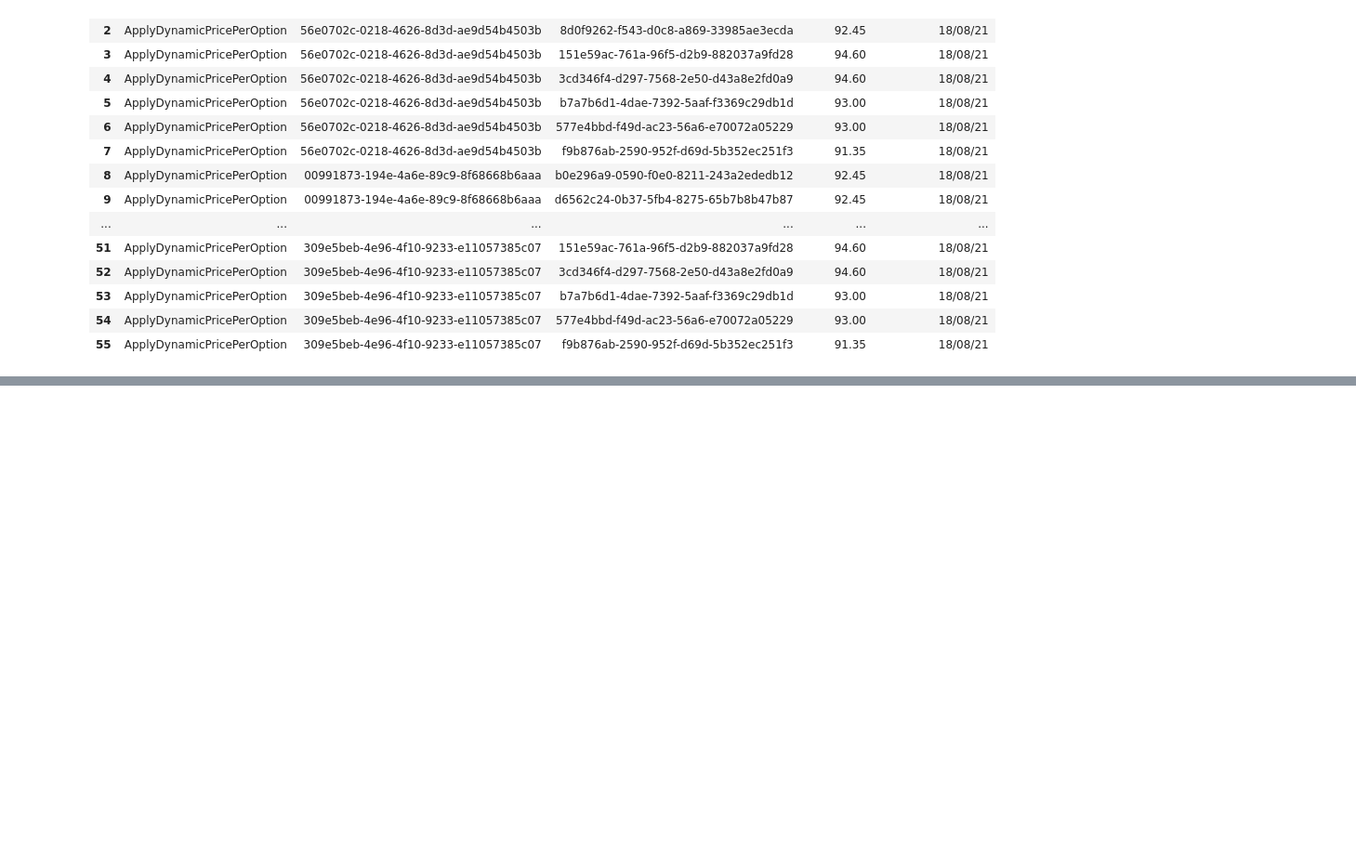
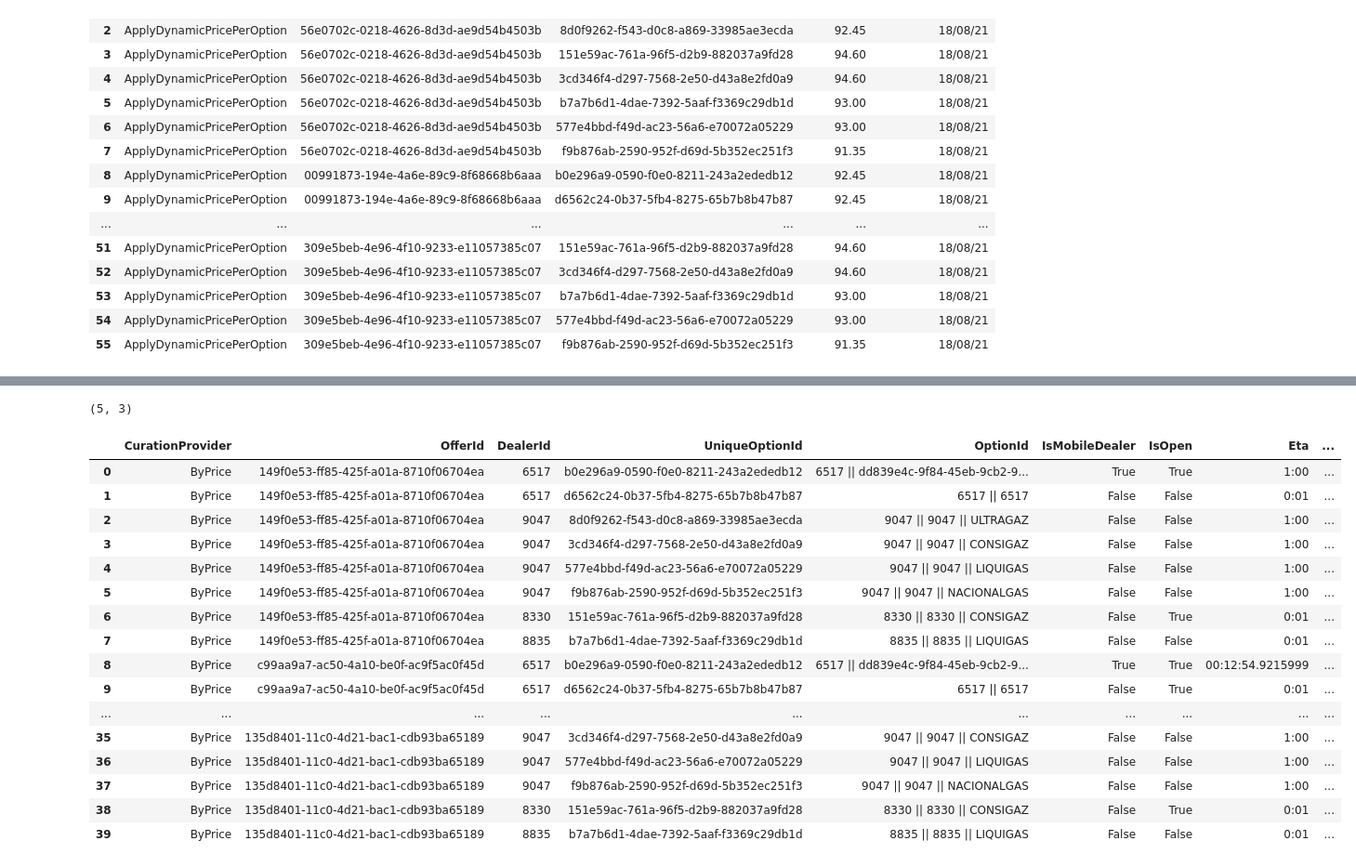
Before and after one commit to Piotr8706/Smaller_data_projects, a Jupyter notebook: Data Transformation/Analysis.ipynb, the cells around one changed output, grey strips where cells are left out. Shown at 93% size. Cells and saved outputs as stored; diff of their text form; code cells hidden in the pictures; blank space fills up the shorter version.

```diff
--- a/Data Transformation/Analysis.ipynb
+++ b/Data Transformation/Analysis.ipynb
@@ -131,0 +154,5 @@ dynamic_price_range_payload = pd.DataFrame(
+# %%
+curated_offers = df[df["EventName"] == "CurateOffer_Result"]
+curated_offers.shape
+# %% [output]
+(5, 3)
@@ -131,0 +203,20 @@ dynamic_price_range_payload = pd.DataFrame(
+# %%
+curated_offers_payload
+# %% [output]
+|  | CurationProvider | OfferId | DealerId | UniqueOptionId | OptionId | IsMobileDealer | IsOpen | Eta | ... |
+| 0 | ByPrice | 149f0e53-ff85-425f-a01a-8710f06704ea | 6517 | b0e296a9-0590-f0e0-8211-243a2ededb12 | 6517 || dd839e4c-9f84-45eb-9cb2-9... | True | True | 1:00 | ... |
+| 1 | ByPrice | 149f0e53-ff85-425f-a01a-8710f06704ea | 6517 | d6562c24-0b37-5fb4-8275-65b7b8b47b87 | 6517 || 6517 | False | False | 0:01 | ... |
+| 2 | ByPrice | 149f0e53-ff85-425f-a01a-8710f06704ea | 9047 | 8d0f9262-f543-d0c8-a869-33985ae3ecda | 9047 || 9047 || ULTRAGAZ | False | False | 1:00 | ... |
+| 3 | ByPrice | 149f0e53-ff85-425f-a01a-8710f06704ea | 9047 | 3cd346f4-d297-7568-2e50-d43a8e2fd0a9 | 9047 || 9047 || CONSIGAZ | False | False | 1:00 | ... |
+| 4 | ByPrice | 149f0e53-ff85-425f-a01a-8710f06704ea | 9047 | 577e4bbd-f49d-ac23-56a6-e70072a05229 | 9047 || 9047 || LIQUIGAS | False | False | 1:00 | ... |
+| 5 | ByPrice | 149f0e53-ff85-425f-a01a-8710f06704ea | 9047 | f9b876ab-2590-952f-d69d-5b352ec251f3 | 9047 || 9047 || NACIONALGAS | False | False | 1:00 | ... |
+| 6 | ByPrice | 149f0e53-ff85-425f-a01a-8710f06704ea | 8330 | 151e59ac-761a-96f5-d2b9-882037a9fd28 | 8330 || 8330 || CONSIGAZ | False | True | 0:01 | ... |
+| 7 | ByPrice | 149f0e53-ff85-425f-a01a-8710f06704ea | 8835 | b7a7b6d1-4dae-7392-5aaf-f3369c29db1d | 8835 || 8835 || LIQUIGAS | False | False | 0:01 | ... |
+| 8 | ByPrice | c99aa9a7-ac50-4a10-be0f-ac9f5ac0f45d | 6517 | b0e296a9-0590-f0e0-8211-243a2ededb12 | 6517 || dd839e4c-9f84-45eb-9cb2-9... | True | True | 00:12:54.9215999 | ... |
+| 9 | ByPrice | c99aa9a7-ac50-4a10-be0f-ac9f5ac0f45d | 6517 | d6562c24-0b37-5fb4-8275-65b7b8b47b87 | 6517 || 6517 | False | True | 0:01 | ... |
+| ... | ... | ... | ... | ... | ... | ... | ... | ... | ... |
+| 35 | ByPrice | 135d8401-11c0-4d21-bac1-cdb93ba65189 | 9047 | 3cd346f4-d297-7568-2e50-d43a8e2fd0a9 | 9047 || 9047 || CONSIGAZ | False | False | 1:00 | ... |
+| 36 | ByPrice | 135d8401-11c0-4d21-bac1-cdb93ba65189 | 9047 | 577e4bbd-f49d-ac23-56a6-e70072a05229 | 9047 || 9047 || LIQUIGAS | False | False | 1:00 | ... |
+| 37 | ByPrice | 135d8401-11c0-4d21-bac1-cdb93ba65189 | 9047 | f9b876ab-2590-952f-d69d-5b352ec251f3 | 9047 || 9047 || NACIONALGAS | False | False | 1:00 | ... |
+| 38 | ByPrice | 135d8401-11c0-4d21-bac1-cdb93ba65189 | 8330 | 151e59ac-761a-96f5-d2b9-882037a9fd28 | 8330 || 8330 || CONSIGAZ | False | True | 0:01 | ... |
+| 39 | ByPrice | 135d8401-11c0-4d21-bac1-cdb93ba65189 | 8835 | b7a7b6d1-4dae-7392-5aaf-f3369c29db1d | 8835 || 8835 || LIQUIGAS | False | False | 0:01 | ... |
```
Also changed, not shown: parts of 3 cells of this notebook.
